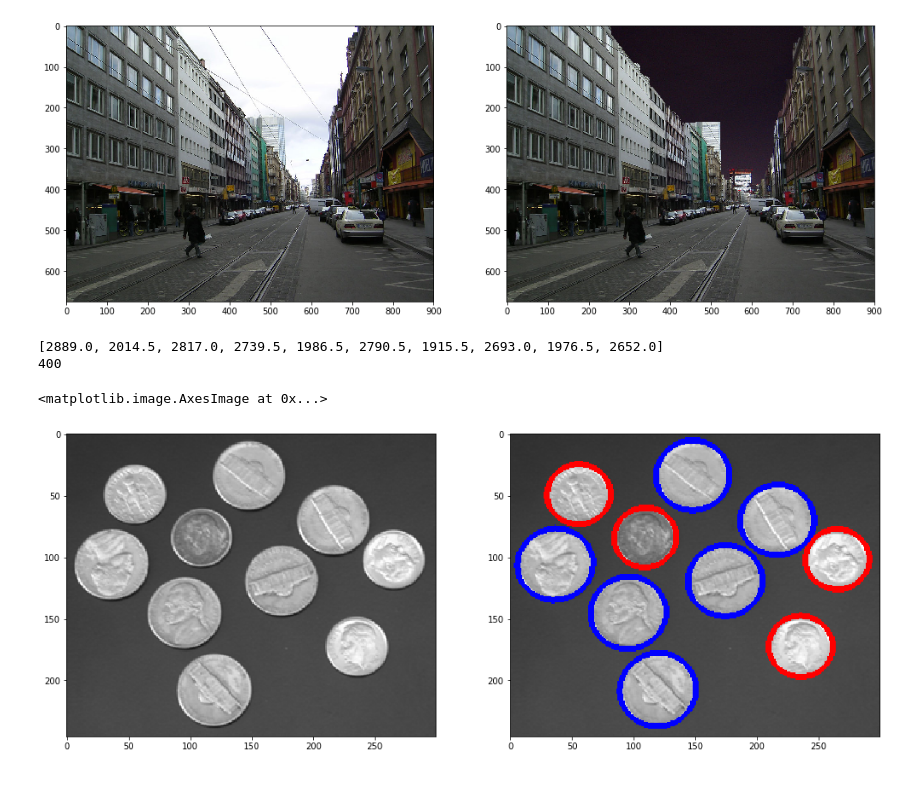
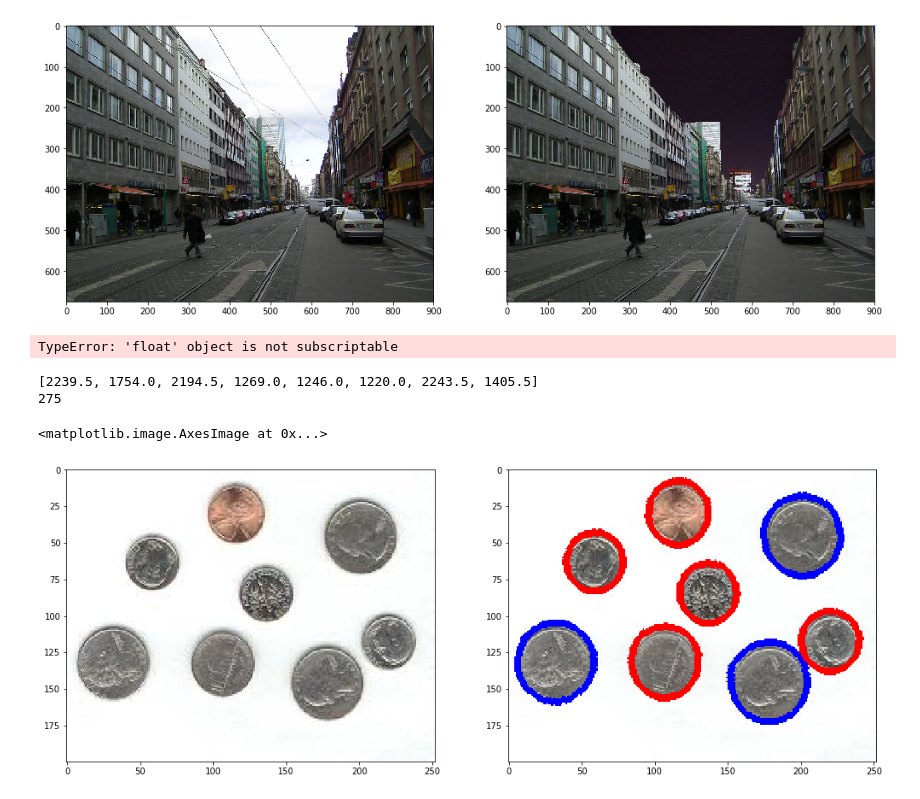
Before and after one commit to Amrallah/Image-Processing-Assignment02, a Jupyter notebook: Assignment02.ipynb, the cells around one changed output. Saved outputs shown, nothing was run; the diff lists cells and outputs as text; code cells hidden in the pictures.

```diff
--- a/Assignment02.ipynb
+++ b/Assignment02.ipynb
@@ -181,8 +181,9 @@ def toBinary(img,background):
         ret, coins_thresh = cv2.threshold(img,96,255,cv2.THRESH_BINARY)
         return coins_thresh
     else:
-        ret, coins_thresh = cv2.threshold(img,80,255,cv2.THRESH_BINARY_INV)
+        ret, coins_thresh = cv2.threshold(img,220,255,cv2.THRESH_BINARY_INV)
         return coins_thresh
+
 
 binary_coins=toBinary(coins_gray,0)
 dilated_coins=cv2.dilate(binary_coins,circle_kernel,iterations=1)
@@ -193,17 +194,15 @@ areas=[]
 for contour in contours:
     areas.append(cv2.contourArea(contour))
 
-print(areas)
+areas.sort(reverse = True)
 
-
-money=0
-for i in range(len(contours)):
-    if cv2.contourArea(contours[i])>2300:
-        contoured_coins = cv2.drawContours(coins, contours, i, (255,0,0), 3)
-        money+=50
+for i in range(len(contours_2)):
+    if cv2.contourArea(contours_2[i])>2050:
+        contoured_coins_2 = cv2.drawContours(coins_color, contours_2, i, (255,0,0), 3)
+        money_2+=50
     else:
-        contoured_coins = cv2.drawContours(coins, contours, i, (0,0,255), 3)
-        money+=25
+        contoured_coins_2 = cv2.drawContours(coins_color, contours_2, i, (0,0,255), 3)
+        money_2+=25
 
 print(money)
 
@@ -213,7 +212,42 @@ ax1.imshow(cv2.cvtColor(coinss, cv2.COLOR_BGR2RGB))
 ax2 = coins_fig.add_subplot(1,2,2)
 ax2.imshow(cv2.cvtColor(contoured_coins, cv2.COLOR_BGR2RGB))
 # %% [output]
-[2889.0, 2014.5, 2817.0, 2739.5, 1986.5, 2790.5, 1915.5, 2693.0, 1976.5, 2652.0]
-400
+TypeError: 'float' object is not subscriptable
-<matplotlib.image.AxesImage at 0x...>
-[figure, removed]
+# %%
+coins_color=cv2.imread('image_folder\coins_color.jpeg',1)
+coinss_color=cv2.imread('image_folder\coins_color.jpeg',1)
+coins_gray_2 = cv2.cvtColor(coins_color,cv2.COLOR_BGR2GRAY)
+
+binary_coins_2=toBinary(coins_gray_2,1)
+dilated_coins_2=cv2.dilate(binary_coins_2,circle_kernel,iterations=1)
+contours_2,hierachy = cv2.findContours(dilated_coins_2,cv2.RETR_TREE,cv2.CHAIN_APPROX_SIMPLE)
+
+
+areas_2=[]
+for contour in contours_2:
+    areas_2.append(cv2.contourArea(contour))
+
+print(areas_2)
+
+
+money_2=0
+for i in range(len(contours_2)):
+    if cv2.contourArea(contours_2[i])>2050:
+        contoured_coins_2 = cv2.drawContours(coins_color, contours_2, i, (255,0,0), 3)
+        money_2+=50
+    else:
+        contoured_coins_2 = cv2.drawContours(coins_color, contours_2, i, (0,0,255), 3)
+        money_2+=25
+
+print(money_2)
+
+coins_color_fig = plt.figure()
+ax1 = coins_color_fig.add_subplot(1,2,1)
+ax1.imshow(cv2.cvtColor(coinss_color, cv2.COLOR_BGR2RGB))
+ax2 = coins_color_fig.add_subplot(1,2,2)
+ax2.imshow(cv2.cvtColor(contoured_coins_2, cv2.COLOR_BGR2RGB))
+# %% [output]
+[2239.5, 1754.0, 2194.5, 1269.0, 1246.0, 1220.0, 2243.5, 1405.5]
+275
+<matplotlib.image.AxesImage at 0x...>
+[figure, added]
```
